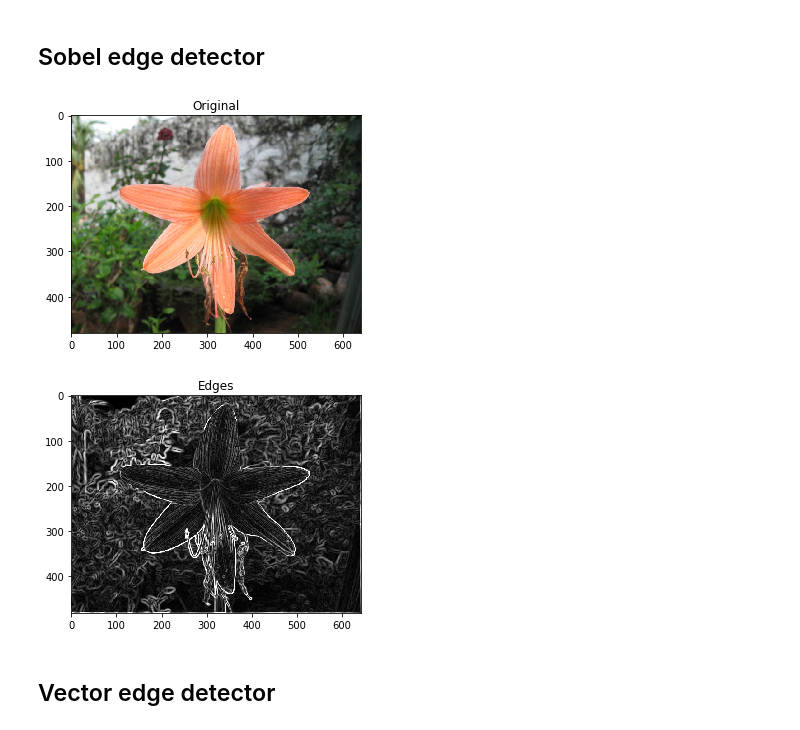
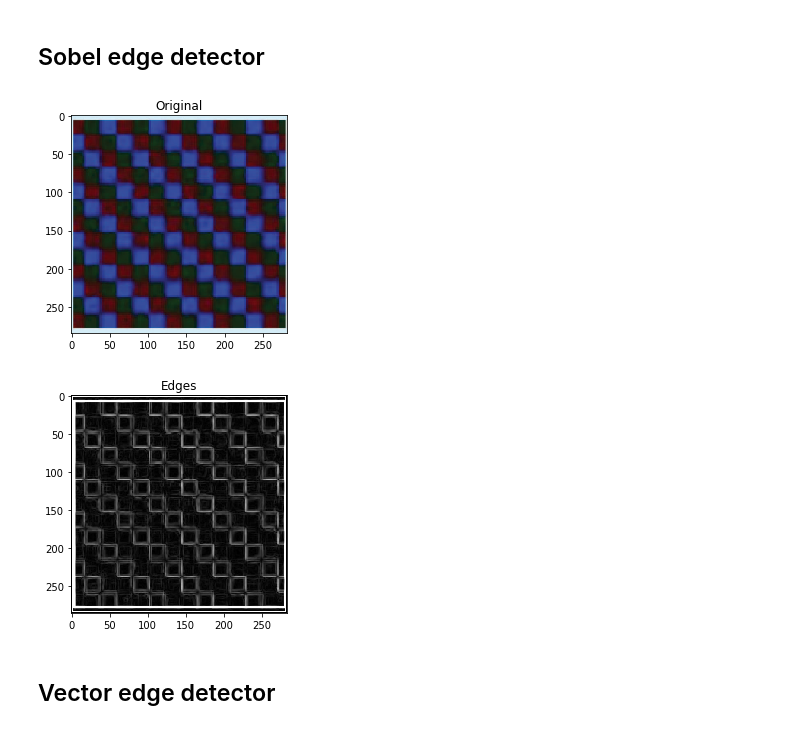
Before and after one commit to saisk8/Color-Image-Processing, a Jupyter notebook: Assignment-1/Assignment-1.ipynb, the cells around one changed output. Drawn from its saved outputs; the diff is of its cells as text; code cells hidden in the pictures.

```diff
--- a/Assignment-1/Assignment-1.ipynb
+++ b/Assignment-1/Assignment-1.ipynb
@@ -156,10 +156,11 @@ def VectorMedianFilter(img):
                 img_pad[i,j,k] = neighbours[4]
 
     plt.title('After filtering')
+
     plt.imshow(img_pad)
     plt.show()
 
-img = cv2.imread("Images/children-faded.ppm")
+img = cv2.imread("Images/mona.png")
 plt.title('Before filtering')
 plt.imshow(cv2.cvtColor(img, cv2.COLOR_BGR2RGB))
 plt.show()
@@ -180,35 +181,35 @@ def SobelED(img):
     sobel_y = sobel_x.T
     neighbours = [0] * 9
     for i in range(1,height-1):
         for j in range(1,width-1):
             neighbours[0] = img_pad[i-1, j-1]
             neighbours[1] = img_pad[i-1, j]
             neighbours[2] = img_pad[i-1, j+1]
             neighbours[3] = img_pad[i, j-1]
             neighbours[4] = img_pad[i, j]
             neighbours[5] = img_pad[i, j+1]
             neighbours[6] = img_pad[i+1, j-1]
             neighbours[7] = img_pad[i+1, j]
             neighbours[8] = img_pad[i+1, j+1]
             neighbours = np.array(neighbours).reshape(3, 3)
             conv_x = neighbours * sobel_x
             conv_y = neighbours * sobel_y
             new_image[i,j] = min(255, np.sqrt(conv_x.sum() ** 2 + conv_y.sum() ** 2))
             neighbours = neighbours.flatten()
 
 
     plt.title('Edges')
     plt.imshow(new_image, cmap='gray')
     plt.show()
 
 
-img = cv2.imread("Images/orange-flower.ppm")
+img = cv2.imread("Images/edges.png")
 plt.title('Original')
 plt.imshow(cv2.cvtColor(img, cv2.COLOR_BGR2RGB))
 plt.show()
 SobelED(img)
 # %% [output]
-[figure, old version]
+[figure, new version]
-[figure, old version]
+[figure, new version]
 # %% [markdown]
 ## Vector edge detector
```
Also changed, not shown: parts of 4 cells of this notebook.
